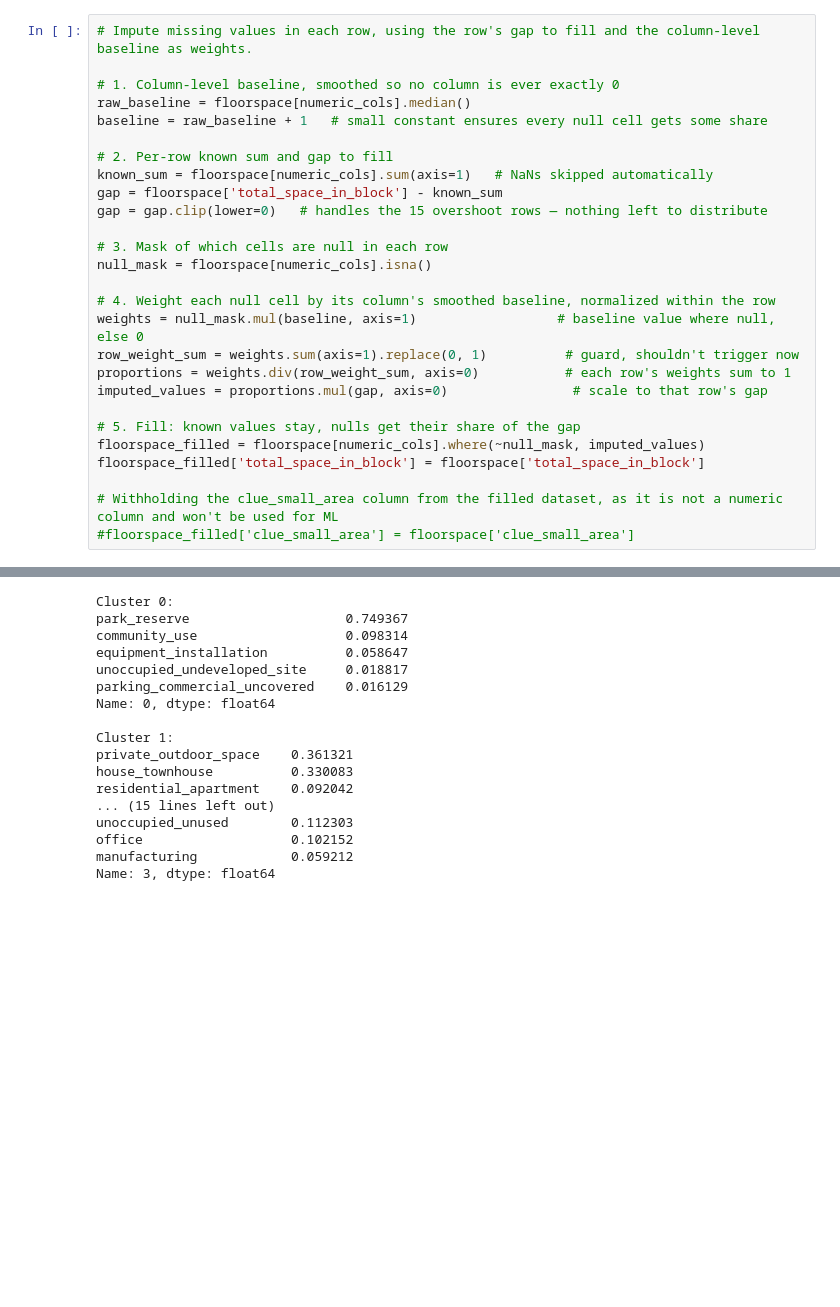
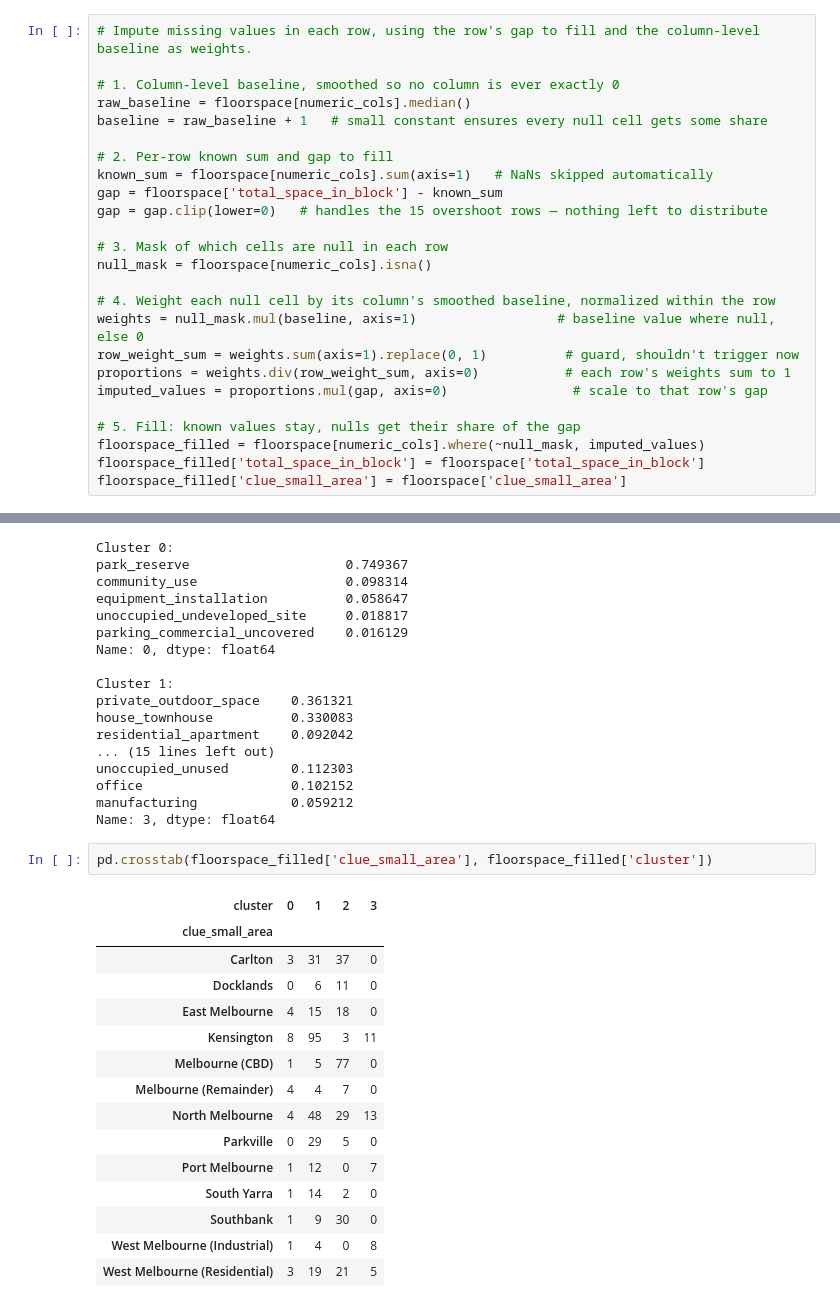
Before and after one commit to s4161925/s4161925_COSC2816_A1_Task1, a Jupyter notebook: A1_floorspace_MLcode.ipynb, the cells around one changed output, grey strips where cells are left out. Drawn from its saved outputs; the diff is of its cells as text; blank space fills up the shorter version.

```diff
--- a/A1_floorspace_MLcode.ipynb
+++ b/A1_floorspace_MLcode.ipynb
@@ -187,9 +187,7 @@ imputed_values = proportions.mul(gap, axis=0)                # scale to that row
 # 5. Fill: known values stay, nulls get their share of the gap
 floorspace_filled = floorspace[numeric_cols].where(~null_mask, imputed_values)
 floorspace_filled['total_space_in_block'] = floorspace['total_space_in_block']
-
-# Withholding the clue_small_area column from the filled dataset, as it is not a numeric column and won't be used for ML
-#floorspace_filled['clue_small_area'] = floorspace['clue_small_area']
+floorspace_filled['clue_small_area'] = floorspace['clue_small_area']
 # %%
 filled_sums = floorspace_filled[numeric_cols].sum(axis=1)
 diff_filled = filled_sums - floorspace_filled['total_space_in_block']
@@ -379,3 +377,21 @@ unoccupied_unused        0.112303
 office                   0.102152
 manufacturing            0.059212
 Name: 3, dtype: float64
+# %%
+pd.crosstab(floorspace_filled['clue_small_area'], floorspace_filled['cluster'])
+# %% [output]
+| cluster | 0 | 1 | 2 | 3 |
+| clue_small_area |  |  |  |  |
+| Carlton | 3 | 31 | 37 | 0 |
+| Docklands | 0 | 6 | 11 | 0 |
+| East Melbourne | 4 | 15 | 18 | 0 |
+| Kensington | 8 | 95 | 3 | 11 |
+| Melbourne (CBD) | 1 | 5 | 77 | 0 |
+| Melbourne (Remainder) | 4 | 4 | 7 | 0 |
+| North Melbourne | 4 | 48 | 29 | 13 |
+| Parkville | 0 | 29 | 5 | 0 |
+| Port Melbourne | 1 | 12 | 0 | 7 |
+| South Yarra | 1 | 14 | 2 | 0 |
+| Southbank | 1 | 9 | 30 | 0 |
+| West Melbourne (Industrial) | 1 | 4 | 0 | 8 |
+| West Melbourne (Residential) | 3 | 19 | 21 | 5 |
```
